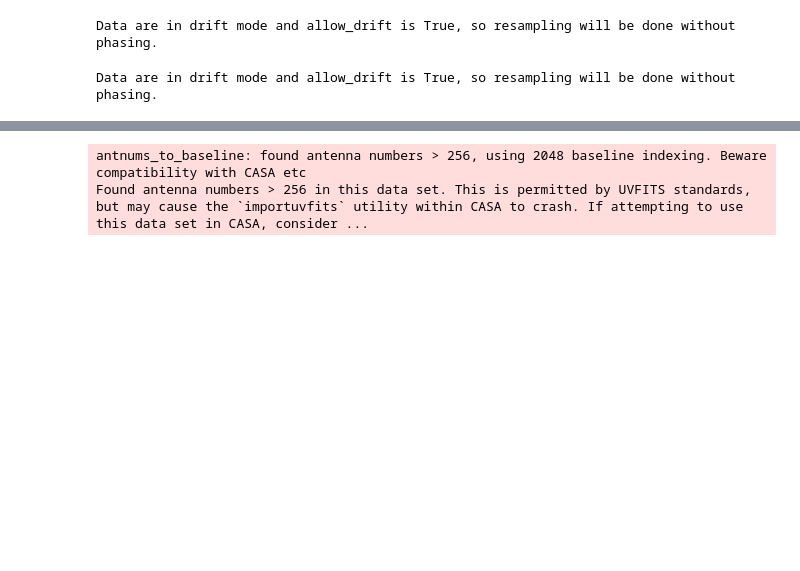
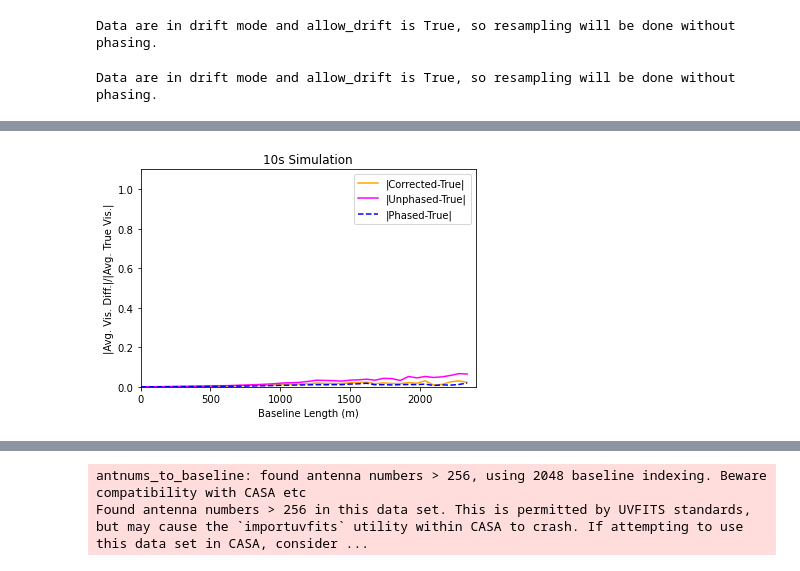
Before and after one commit to rlbyrne/rlb_LWA, a Jupyter notebook: notebooks/time_average_correction.ipynb, the cells around one changed output, grey strips where cells are left out. Cells and saved outputs as stored; diff of their text form; code cells hidden in the pictures; blank space fills up the shorter version.

```diff
--- a/notebooks/time_average_correction.ipynb
+++ b/notebooks/time_average_correction.ipynb
@@ -90,3 +90,38 @@ plt.show()
+# %%
+def calc_fractional_error(uv_in, uv_true, bin_edges):
+    uv = uv_true.copy()
+    uv.data_array -= uv_in.data_array
+
+    nbins = len(bin_edges)-1
+    avg_amps = np.zeros(nbins, dtype=float)
+    for bin_ind in range(nbins):
+        bl_lengths = np.sqrt(np.sum(uv.uvw_array**2, axis=1))
+        use_bls = np.intersect1d(np.where(bl_lengths>bin_edges[bin_ind])[0], np.where(bl_lengths<bin_edges[bin_ind+1])[0])
+        if len(use_bls) > 0:
+            avg_amps_val = np.mean(np.abs(uv.data_array[use_bls, :, :, :]))/np.mean(np.abs(uv_true.data_array[use_bls, :, :, :]))
+            avg_amps[bin_ind] = avg_amps_val
+    return avg_amps
+# %%
+correction_diff = calc_fractional_error(uv_corrected, uv_center_time, bin_edges)
+
+unphased_diff = calc_fractional_error(uv_unphased, uv_center_time, bin_edges)
+
+phased_diff = calc_fractional_error(uv_phased, uv_center_time, bin_edges)
+
+plt.plot(bin_edges[:-1], correction_diff, color='orange')
+plt.plot(bin_edges[:-1], unphased_diff, color='magenta')
+plt.plot(bin_edges[:-1], phased_diff, '--', color='blue')
+
+plt.xlabel("Baseline Length (m)")
+plt.ylabel("|Avg. Vis. Diff.|/|Avg. True Vis.|")
+plt.xlim([0,np.max(bin_edges)])
+plt.ylim([0,1.1])
+plt.title("10s Simulation")
+plt.legend(['|Corrected-True|','|Unphased-True|','|Phased-True|'])
+plt.savefig(f"{path}/{sim_version}_frac_correction_plot.png", dpi=400, facecolor='white')
+plt.show()
+# %% [output]
+[figure, added]
 # %%
 decorr_frac = uv_phase_vals.copy()
 decorr_frac.data_array = 1.-uv_phase_vals.data_array
```
Also changed, not shown: parts of 3 cells of this notebook, 1 other file.
